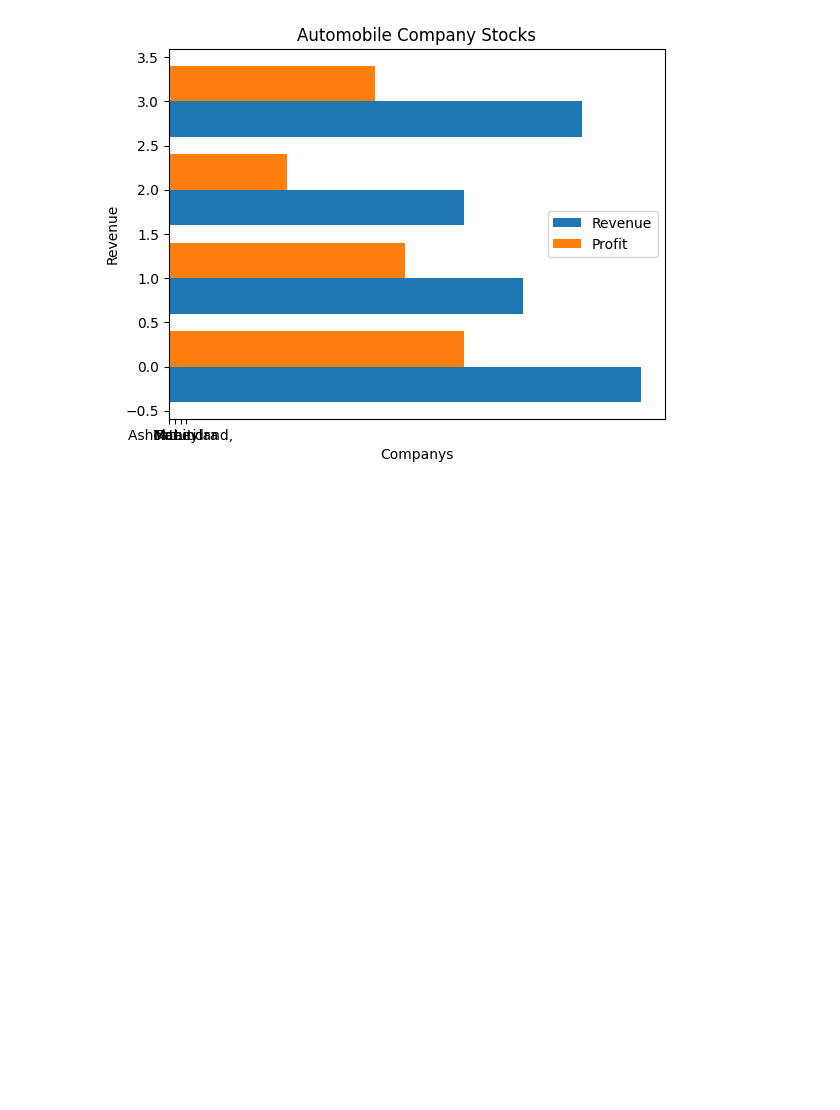
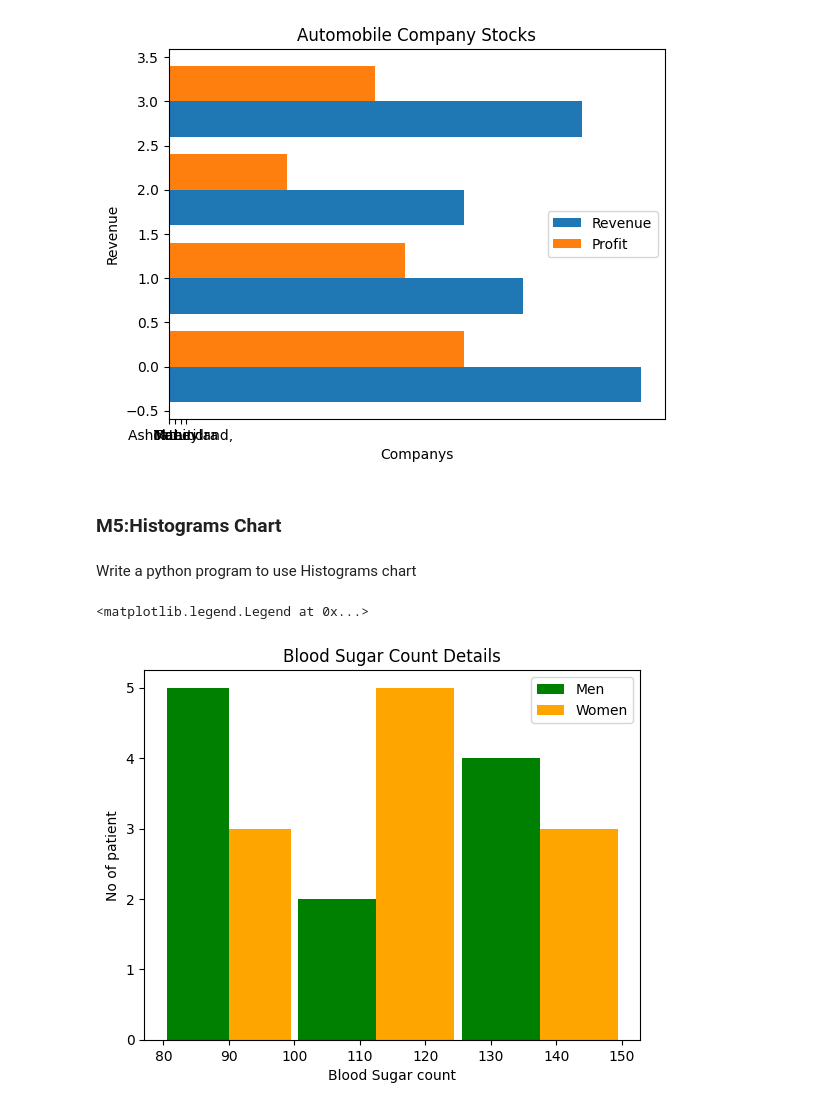
Before and after one commit to arunkumar2831/Python-Programs, a Jupyter notebook: Matplotlib_programs.ipynb, the cells around one changed output. Cells and saved outputs as stored; diff of their text form; code cells hidden in the pictures; blank space fills up the shorter version.

```diff
--- a/Matplotlib_programs.ipynb
+++ b/Matplotlib_programs.ipynb
@@ -89,3 +89,22 @@ plt.legend()
 [0 1 2 3]
 <matplotlib.legend.Legend at 0x...>
 [figure]
+# %% [markdown]
+### M5:Histograms Chart
+# %% [markdown]
+Write a python program to use Histograms chart
+# %%
+import matplotlib.pyplot as plt
+blood_sugar_men=[89,95,100,110,90,125,140,150,90,130,80]
+blood_sugar_women=[89,105,100,110,90,115,140,150,103,130,80]
+#Single histogram chart
+#plt.hist(blood_sugar,bins=[80,100,125,150],rwidth=0.95,color='g')
+#two histogram chart
+plt.xlabel("Blood Sugar count")
+plt.ylabel("No of patient")
+plt.title("Blood Sugar Count Details")
+plt.hist([blood_sugar_men,blood_sugar_women],bins=[80,100,125,150],rwidth=0.95,color=['green','orange'],label=['Men','Women'])
+plt.legend()
+# %% [output]
+<matplotlib.legend.Legend at 0x...>
+[figure, added]
```
Also changed, not shown: parts of 8 cells of this notebook.
